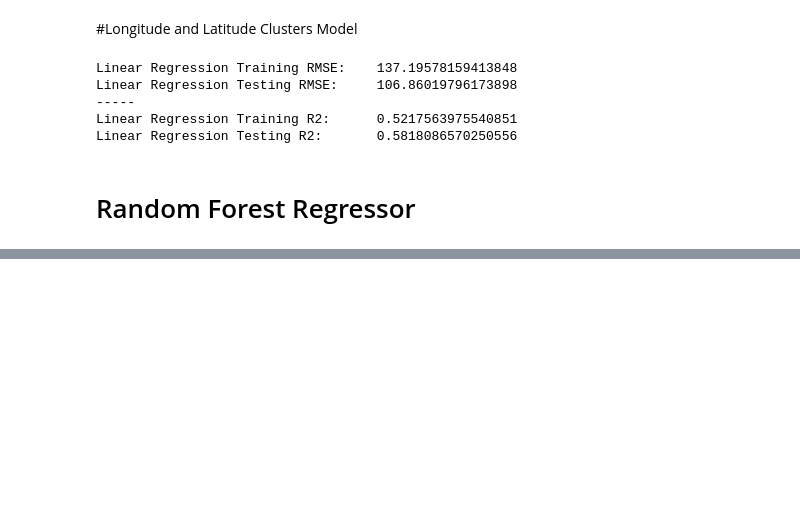
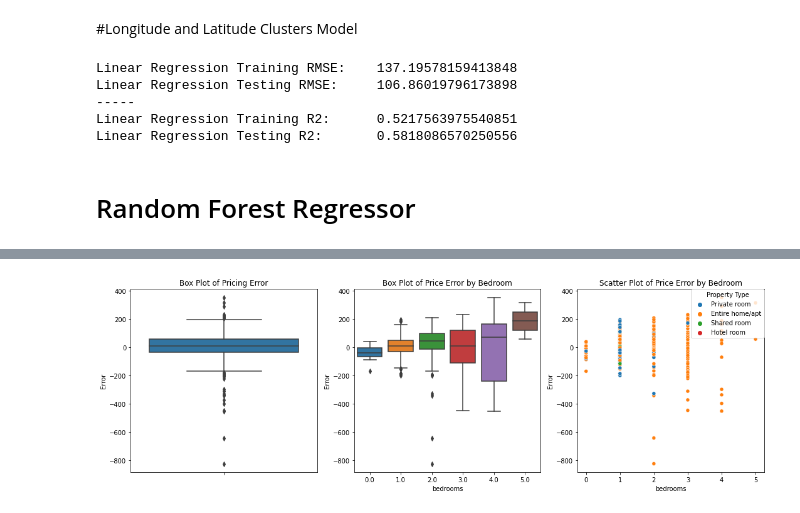
Before and after one commit to burlharlin/Rental-Prices-, a Jupyter notebook: San_Francisco_Rentals.ipynb, the cells around one changed output, grey strips where cells are left out. Cells and saved outputs as stored; diff of their text form; code cells hidden in the pictures; blank space fills up the shorter version.

```diff
--- a/San_Francisco_Rentals.ipynb
+++ b/San_Francisco_Rentals.ipynb
@@ -471,0 +471,7 @@ Random Forrest Testing R2:        0.4816012917294359
+# %%
+pred = log_reg_pipe2.predict(X_test)
+pred_df = X_test.copy()
+pred_df['True Median Price'] = y_test
+pred_df['Predicted Median Price'] = pred
+pred_df['Error'] = pred - y_test
+pred_df.sort_values(by='Error', ascending=False)
@@ -471,0 +493,18 @@ Random Forrest Testing R2:        0.4816012917294359
+# %%
+f, axes = plt.subplots(1, 3,figsize=(15, 5))
+
+sns.boxplot(y = pred_df['Error'],ax = axes[0])
+sns.boxplot(x = pred_df['bedrooms'], y = pred_df['Error']  ,ax = axes[1])
+sns.scatterplot(pred_df['bedrooms'],pred_df['Error'], hue=pred_df['room_type'], ax= axes[2])
+
+axes[0].set_title("Box Plot of Pricing Error")
+axes[1].set_title("Box Plot of Price Error by Bedroom")
+axes[2].set_title("Scatter Plot of Price Error by Bedroom")
+
+plt.legend( loc='upper right', borderaxespad=0, title = 'Property Type')
+
+#plt.suptitle('Price',fontsize=20)
+plt.tight_layout()
+plt.show();
+# %% [output]
+[figure, added]
```
Also changed, not shown: parts of 8 cells of this notebook.
